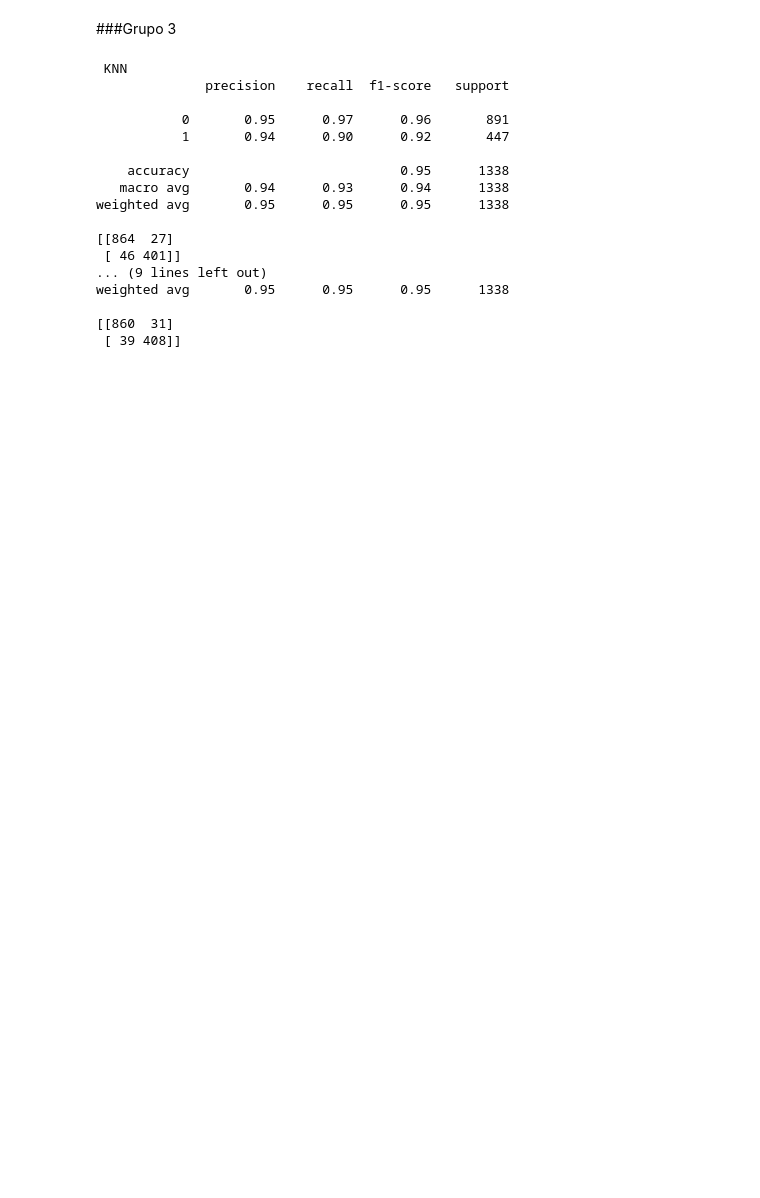
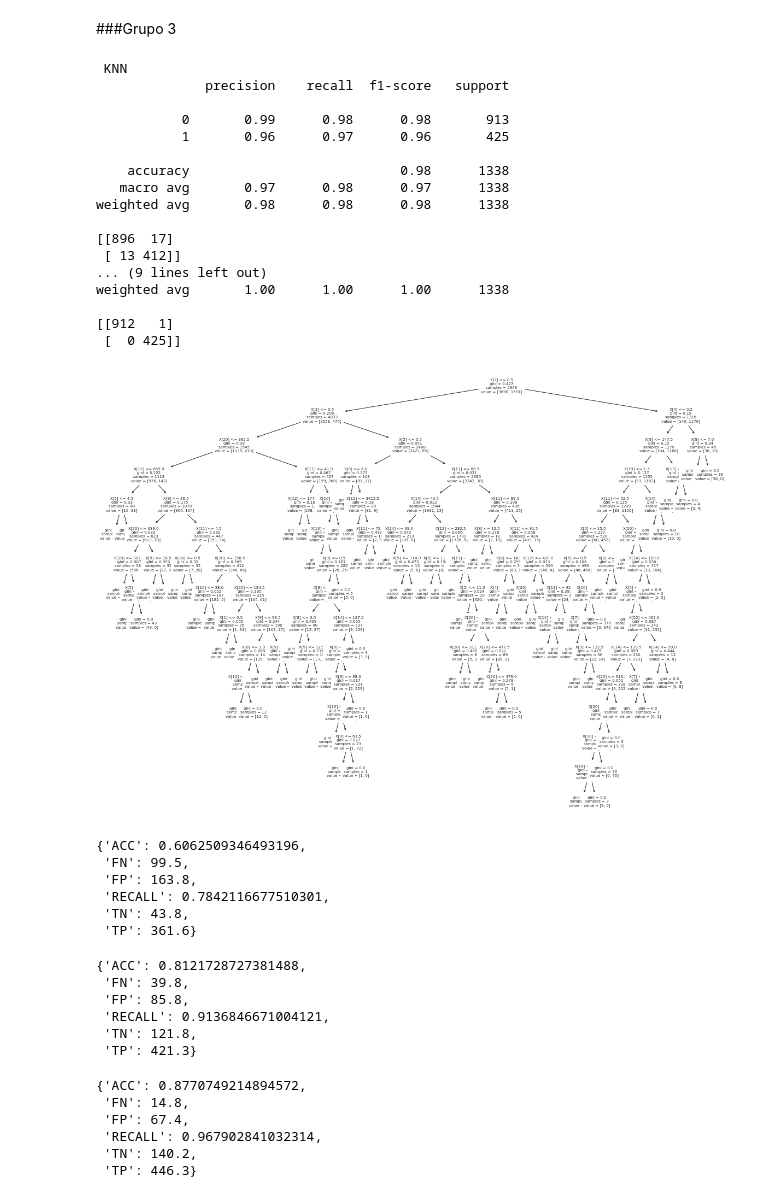
Before and after one commit to MarcosVeniciu/Trabalho-Pratico-Introducao-a-Ciencia-dos-Dados, a Jupyter notebook: cenipa.ipynb, the cells around one changed output. Saved outputs shown, nothing was run; the diff lists cells and outputs as text; code cells hidden in the pictures; blank space fills up the shorter version.

```diff
--- a/cenipa.ipynb
+++ b/cenipa.ipynb
@@ -1039,7 +1049,8 @@ cols_interesse_3 = ['ocorrencia_classificacao', 'aeronave_nivel_dano_SUBSTANCIAL
                     'aeronave_operador_categoria_INSTRUÇÃO','ocorrencia_saida_pista', 'aeronave_fase_operacao', 'aeronave_nivel_dano_LEVE',
                     'aeronave_operador_categoria_PARTICULAR', 'ocorrencia_uf', 'ocorrencia_aerodromo', 'aeronave_fabricante',
                     'aeronave_tipo_icao', 'aeronave_pmd_categoria', 'aeronave_voo_origem', 'aeronave_voo_destino', 'fator_aspecto',
-                    'fator_area', 'aeronave_nivel_dano_NENHUM', 'aeronave_operador_categoria_AGRÍCOLA']
+                    'fator_area', 'aeronave_nivel_dano_NENHUM', 'aeronave_operador_categoria_AGRÍCOLA', 'total_aeronaves_envolvidas',
+                                'aeronave_matricula']
 # %% [markdown]
 A gente pensou em testar 3 grupos de interese, pra ver qual ia ser melhor.
 # %%
@@ -1079,6 +1090,8 @@ def classifier(X_train,X_test,Y_train,Y_test):
     print(classification_report(Y_test,dtc.predict(X_test)))
     print(confusion_matrix(Y_test, dtc.predict(X_test)))
 
+    tree.plot_tree(dtc, fontsize=7)
+
 Y = dataset[target]
 # %% [markdown]
 ### Grupo 1
@@ -1129,23 +1144,25 @@ weighted avg       0.95      0.95      0.95      1338
 # %% [markdown]
 ###Grupo 3
 # %%
-X_train,X_test,Y_train,Y_test=train_test_split(dataset[cols_interesse_3],Y,test_size=0.2, random_state=0)
+plt.rcParams["figure.figsize"] = (20,15)
+X_train,X_test,Y_train,Y_test=train_test_split(dataset[cols_interesse_3],Y,test_size=0.2)
 classifier(X_train,X_test,Y_train,Y_test)
 # %% [output]
  KNN
               precision    recall  f1-score   support
 
-           0       0.95      0.97      0.96       891
-           1       0.94      0.90      0.92       447
+           0       0.99      0.98      0.98       913
+           1       0.96      0.97      0.96       425
 
-    accuracy                           0.95      1338
-   macro avg       0.94      0.93      0.94      1338
-weighted avg       0.95      0.95      0.95      1338
+    accuracy                           0.98      1338
+   macro avg       0.97      0.98      0.97      1338
+weighted avg       0.98      0.98      0.98      1338
 
-[[864  27]
- [ 46 401]]
+[[896  17]
+ [ 13 412]]
 ... (9 lines left out)
-weighted avg       0.95      0.95      0.95      1338
+weighted avg       1.00      1.00      1.00      1338
 
-[[860  31]
- [ 39 408]]
+[[912   1]
+ [  0 425]]
+[figure, added]
@@ -1151,0 +1212,28 @@ weighted avg       0.95      0.95      0.95      1338
+# %%
+confusion_model(dataset[cols_interesse_3], dataset[target], KNeighborsClassifier())
+# %% [output]
+{'ACC': 0.6062509346493196,
+ 'FN': 99.5,
+ 'FP': 163.8,
+ 'RECALL': 0.7842116677510301,
+ 'TN': 43.8,
+ 'TP': 361.6}
+# %%
+confusion_model(dataset[cols_interesse_3], dataset[target], tree.DecisionTreeClassifier())
+# %% [output]
+{'ACC': 0.8121728727381488,
+ 'FN': 39.8,
+ 'FP': 85.8,
+ 'RECALL': 0.9136846671004121,
+ 'TN': 121.8,
+ 'TP': 421.3}
+# %%
+from sklearn.ensemble import RandomForestClassifier
+confusion_model(dataset[cols_interesse_3], dataset[target], RandomForestClassifier())
+# %% [output]
+{'ACC': 0.8770749214894572,
+ 'FN': 14.8,
+ 'FP': 67.4,
+ 'RECALL': 0.967902841032314,
+ 'TN': 140.2,
+ 'TP': 446.3}
```
Also changed, not shown: parts of 30 cells of this notebook.
